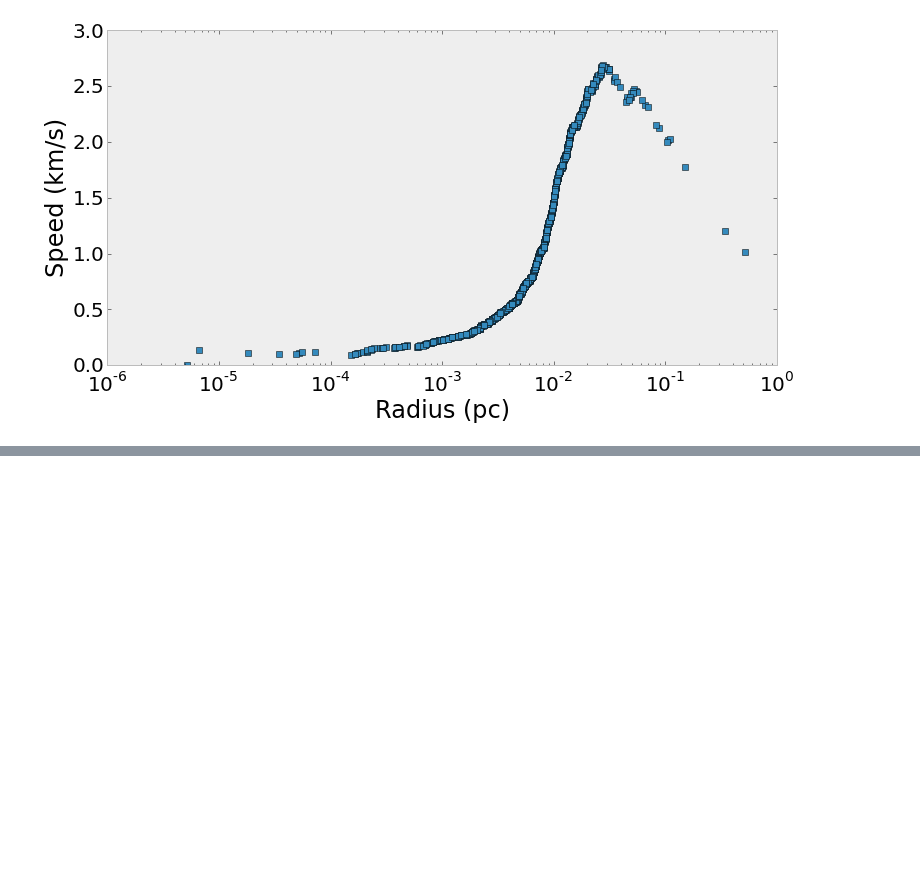
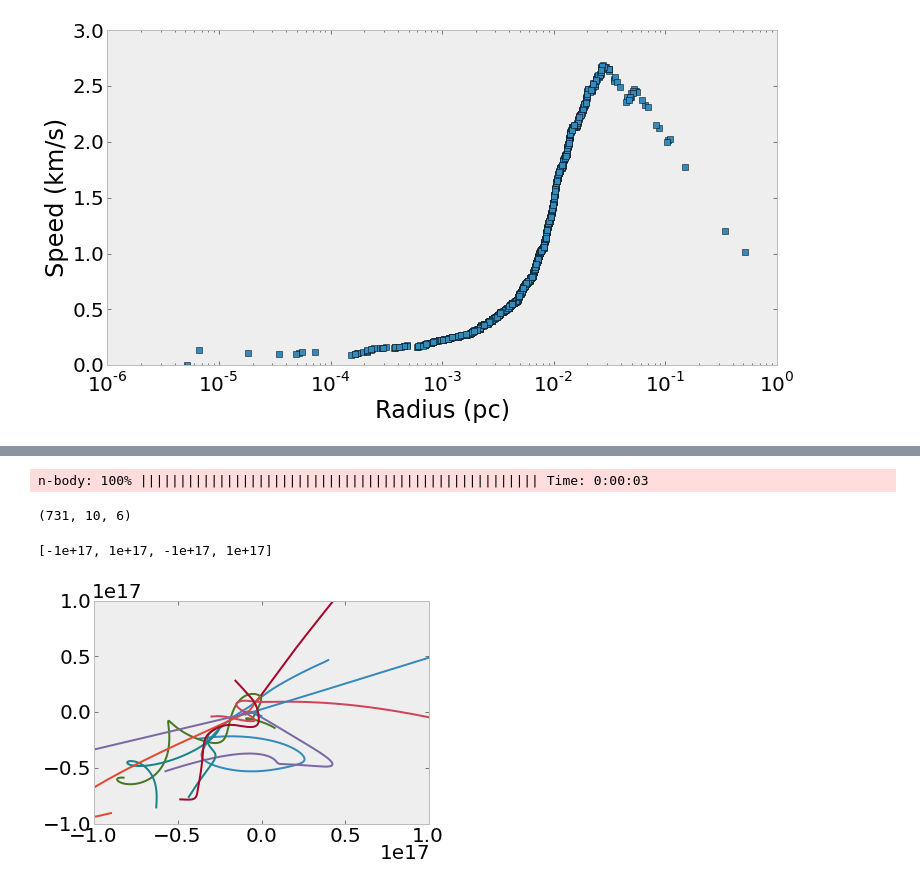
Before and after one commit to hongliliu/astr2600_notebooks, a Jupyter notebook: SamplingFromDistributions.ipynb, the cells around one changed output, grey strips where cells are left out. Cells and saved outputs as stored; diff of their text form; code cells hidden in the pictures; blank space fills up the shorter version.

Commit message:
updated samplingfromdistributions with Jordan's n-body solver.  Yay for Jordan!

```diff
--- a/SamplingFromDistributions.ipynb
+++ b/SamplingFromDistributions.ipynb
@@ -430,0 +436,34 @@ At this point, we have all the tools needed to set up our initial conditions for
+# %%
+nstars = 10
+x_randn = np.random.randn(nstars) / 5.
+star_masses = 10**x_randn * 2e30 # in kilograms
+cluster3_r = q_cluster(rand(nstars),alpha=3)
+cluster3x,cluster3y,cluster3z = np.array(rand_xyz(cluster3_r)) * 3e16 # meters
+star_radii = cluster3_r * 3.08e16 # in meters
+speeds = star_speeds(star_masses,star_radii) # m/s
+velocities = star_velocities(speeds)
+# %%
+thin=1
+start = IC(star_masses.size/thin,dims=3)
+start.set_masses(star_masses[::thin]/sqrt(6.67e-11))
+start.set_positions(pos=2*np.array([cluster3x,cluster3y,cluster3z]).T[::thin,:])
+start.set_velocities(vel=np.array(velocities).T[::thin,:])
+# %%
+G = nbody.SolveGravity.Gravity(start)
+# %%
+G(2*365*86400,86400)
+# %% [output]
+n-body: 100% ||||||||||||||||||||||||||||||||||||||||||||||||||| Time: 0:00:03
+# %%
+G.particle_history.shape
+# %% [output]
+(731, 10, 6)
+# %%
+clf()
+for ii in xrange(star_masses.size/thin):
+    plot(G.particle_history[:,ii,0],G.particle_history[:,ii,1])
+xr = 10e16
+axis([-xr,xr,-xr,xr])
+# %% [output]
+[-1e+17, 1e+17, -1e+17, 1e+17]
+[figure, added]
```
Also changed, not shown: parts of 3 cells of this notebook.
